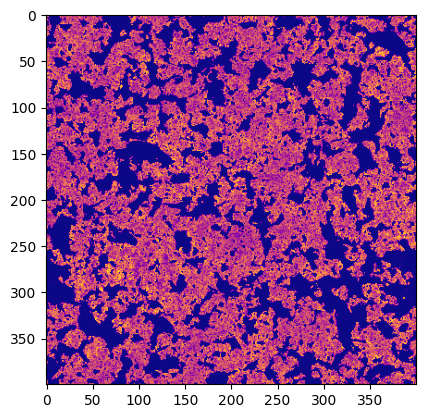
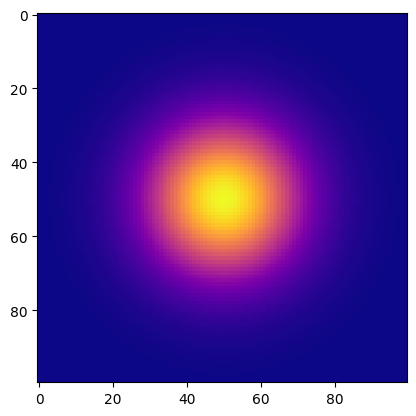
The change to this notebook cell's code, shown as a diff; its figure went from the first image to the second:
--- before
+++ after
@@ -7,4 +7,4 @@
 #ax[1].set_title("OSKAR Output")
 
-#plt.imshow(dfi[:, :, 1], cmap="plasma")
-#plt.show()
+plt.imshow(output_data["values"][:, :, 1], cmap="plasma")
+plt.show()

Commit: Confirmation of working formatting code